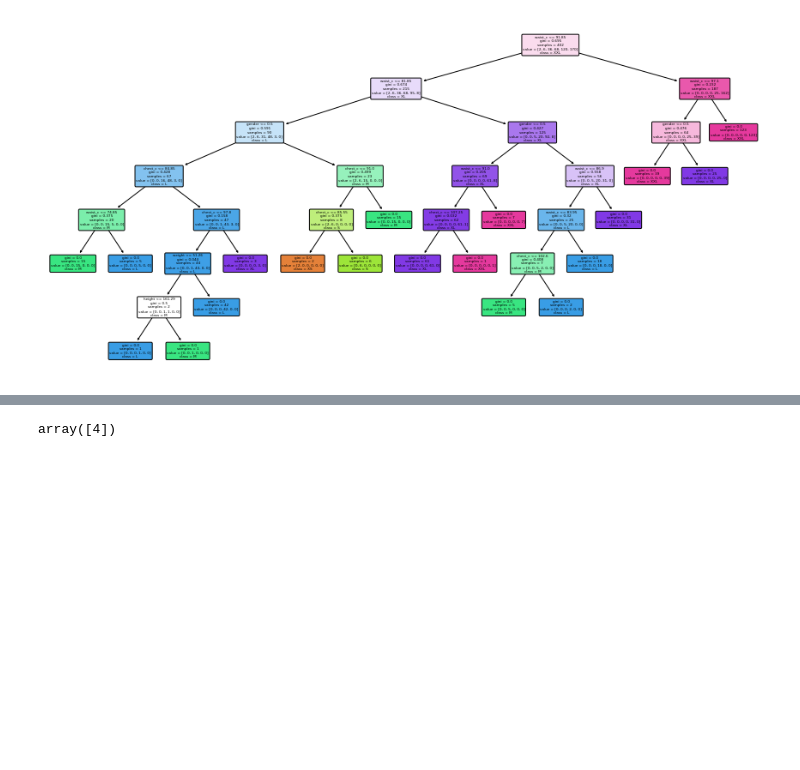
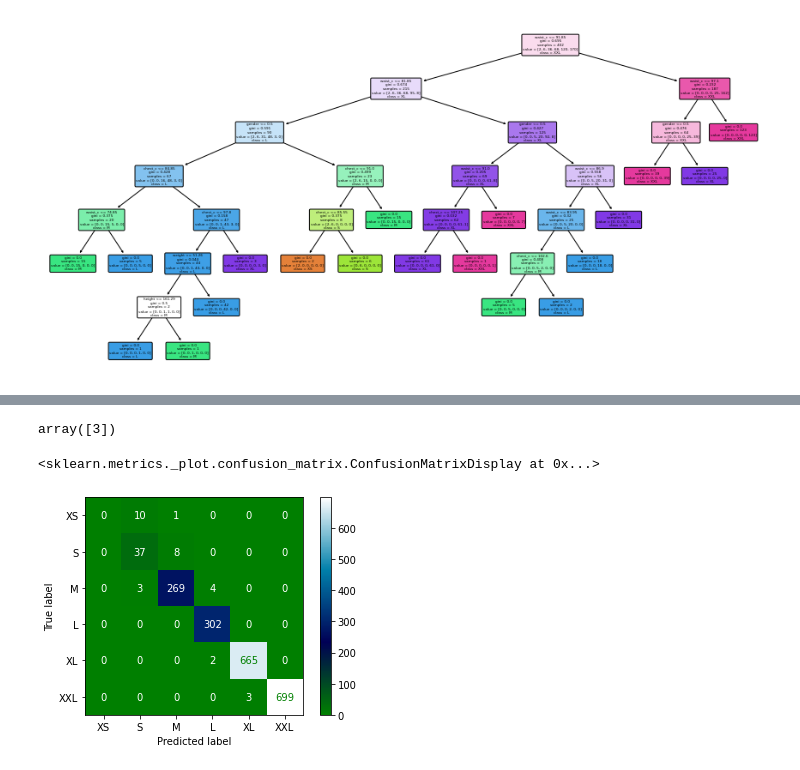
Before and after one commit to GostaCarlstrand/sizes_flask, a Jupyter notebook: decTree.ipynb, the cells around one changed output, grey strips where cells are left out. Saved outputs shown, nothing was run; the diff lists cells and outputs as text; code cells hidden in the pictures; blank space fills up the shorter version.

```diff
--- a/decTree.ipynb
+++ b/decTree.ipynb
@@ -242,6 +244,11 @@ plot_tree(clf_dt_pruned,
 # %%
 
-person = [[108, 94, 1, 180, 75]]
+person = [[95, 81, 0, 171, 59]]
 clf_dt_pruned.predict(person)
 # %% [output]
-array([4])
+array([3])
+# %%
+plot_confusion_matrix(clf_dt_pruned, X_test, y_test, display_labels=['XS', 'S', 'M', 'L', 'XL', 'XXL'], cmap='ocean')
+# %% [output]
+<sklearn.metrics._plot.confusion_matrix.ConfusionMatrixDisplay at 0x...>
+[figure, added]
```
Also changed, not shown: parts of 13 cells of this notebook, 5 other files.
